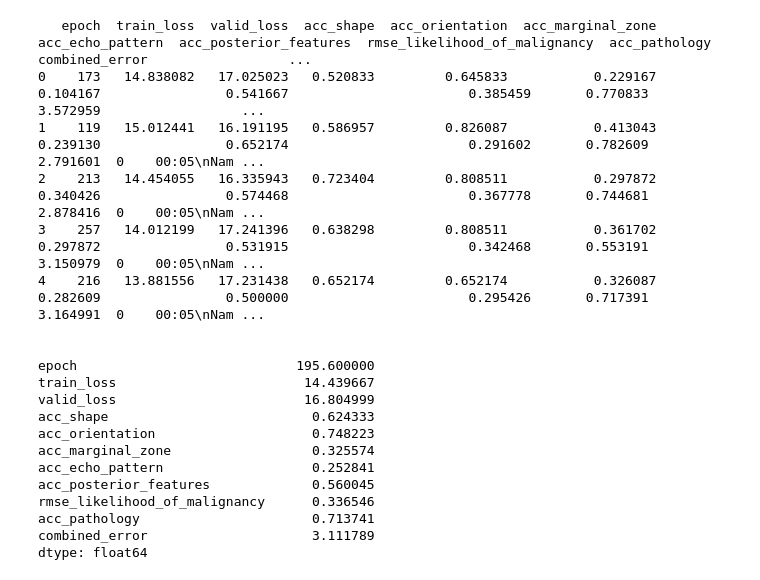
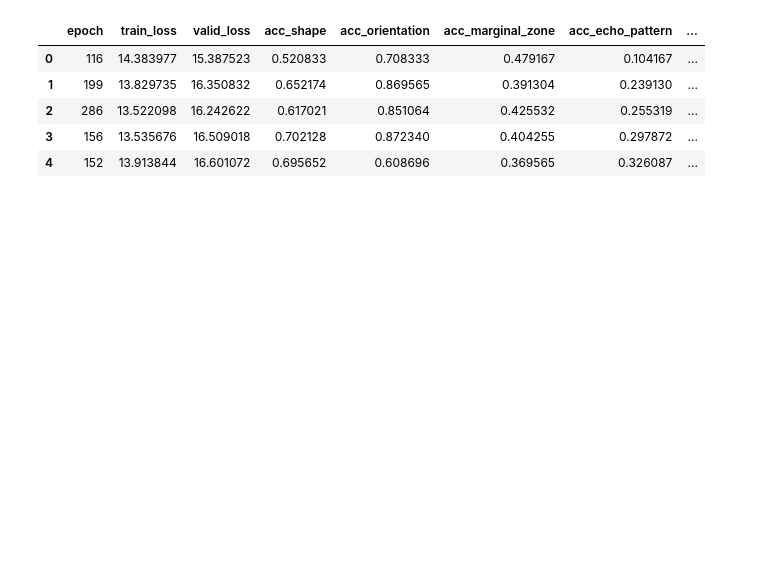
Before and after one commit to joshjarvey/DS785-BUS-Interpretation, a Jupyter notebook: densenet201/DenseNet201 BUS Multitask.ipynb, the cells around one changed output. Saved outputs shown, nothing was run; the diff lists cells and outputs as text; code cells hidden in the pictures; blank space fills up the shorter version.

```diff
--- a/densenet201/DenseNet201 BUS Multitask.ipynb
+++ b/densenet201/DenseNet201 BUS Multitask.ipynb
@@ -622,29 +561,9 @@ for func in metric_funcs:
 # %%
-# Display best metrics found and their averages.
-
-pd.set_option('display.width', 500)
-df_cv = pd.read_csv('/content/gdrive/MyDrive/BUS Project Home/Share_with_group/Josh_Jarvey/cv results/results_metrics_resnet.csv');
-print(df_cv)
-print("\n")
-print(df_cv.mean())
+df_cv = pd.read_csv('/content/gdrive/MyDrive/BUS Project Home/Share_with_group/Josh_Jarvey/cv results/results_metrics_densenet4.csv'); df_cv
 # %% [output]
-   epoch  train_loss  valid_loss  acc_shape  acc_orientation  acc_marginal_zone  acc_echo_pattern  acc_posterior_features  rmse_likelihood_of_malignancy  acc_pathology  combined_error                  ...
-0    173   14.838082   17.025023   0.520833         0.645833           0.229167          0.104167                0.541667                       0.385459       0.770833        3.572959                  ...
-1    119   15.012441   16.191195   0.586957         0.826087           0.413043          0.239130                0.652174                       0.291602       0.782609        2.791601  0    00:05\nNam ...
-2    213   14.454055   16.335943   0.723404         0.808511           0.297872          0.340426                0.574468                       0.367778       0.744681        2.878416  0    00:05\nNam ...
-3    257   14.012199   17.241396   0.638298         0.808511           0.361702          0.297872                0.531915                       0.342468       0.553191        3.150979  0    00:05\nNam ...
-4    216   13.881556   17.231438   0.652174         0.652174           0.326087          0.282609                0.500000                       0.295426       0.717391        3.164991  0    00:05\nNam ...
-
-
-epoch                            195.600000
-train_loss                        14.439667
-valid_loss                        16.804999
-acc_shape                          0.624333
-acc_orientation                    0.748223
-acc_marginal_zone                  0.325574
-acc_echo_pattern                   0.252841
-acc_posterior_features             0.560045
-rmse_likelihood_of_malignancy      0.336546
-acc_pathology                      0.713741
-combined_error                     3.111789
-dtype: float64
+|  | epoch | train_loss | valid_loss | acc_shape | acc_orientation | acc_marginal_zone | acc_echo_pattern | ... |
+| 0 | 116 | 14.383977 | 15.387523 | 0.520833 | 0.708333 | 0.479167 | 0.104167 | ... |
+| 1 | 199 | 13.829735 | 16.350832 | 0.652174 | 0.869565 | 0.391304 | 0.239130 | ... |
+| 2 | 286 | 13.522098 | 16.242622 | 0.617021 | 0.851064 | 0.425532 | 0.255319 | ... |
+| 3 | 156 | 13.535676 | 16.509018 | 0.702128 | 0.872340 | 0.404255 | 0.297872 | ... |
+| 4 | 152 | 13.913844 | 16.601072 | 0.695652 | 0.608696 | 0.369565 | 0.326087 | ... |
```
Also changed, not shown: parts of 17 cells of this notebook.
